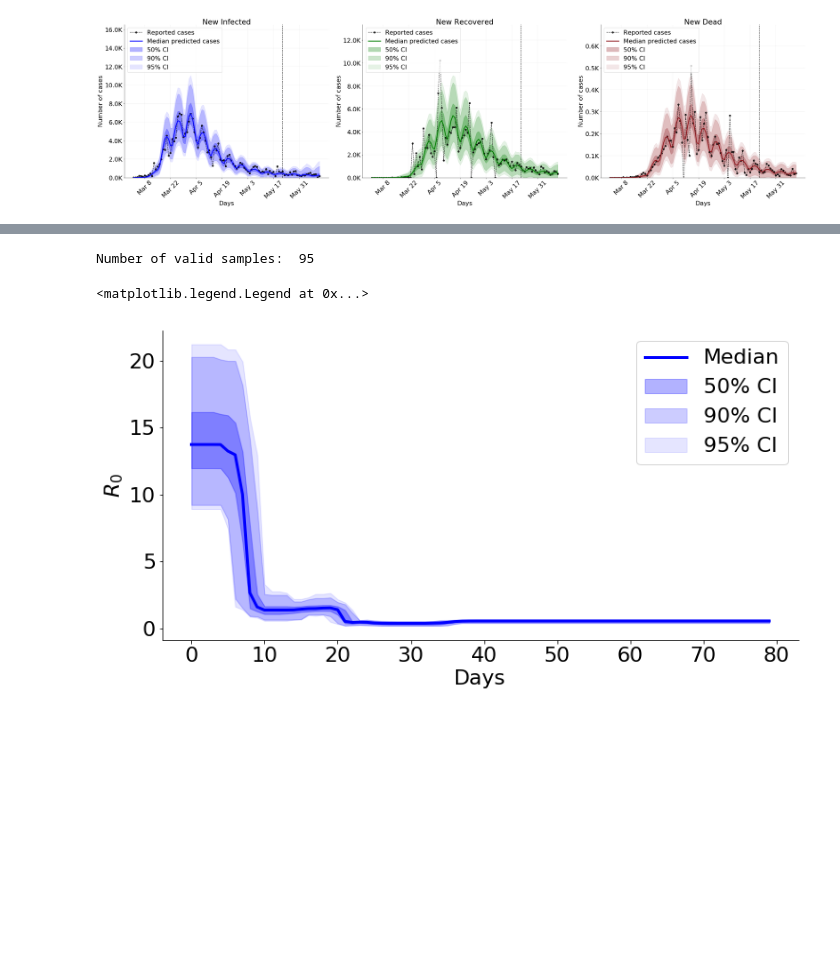
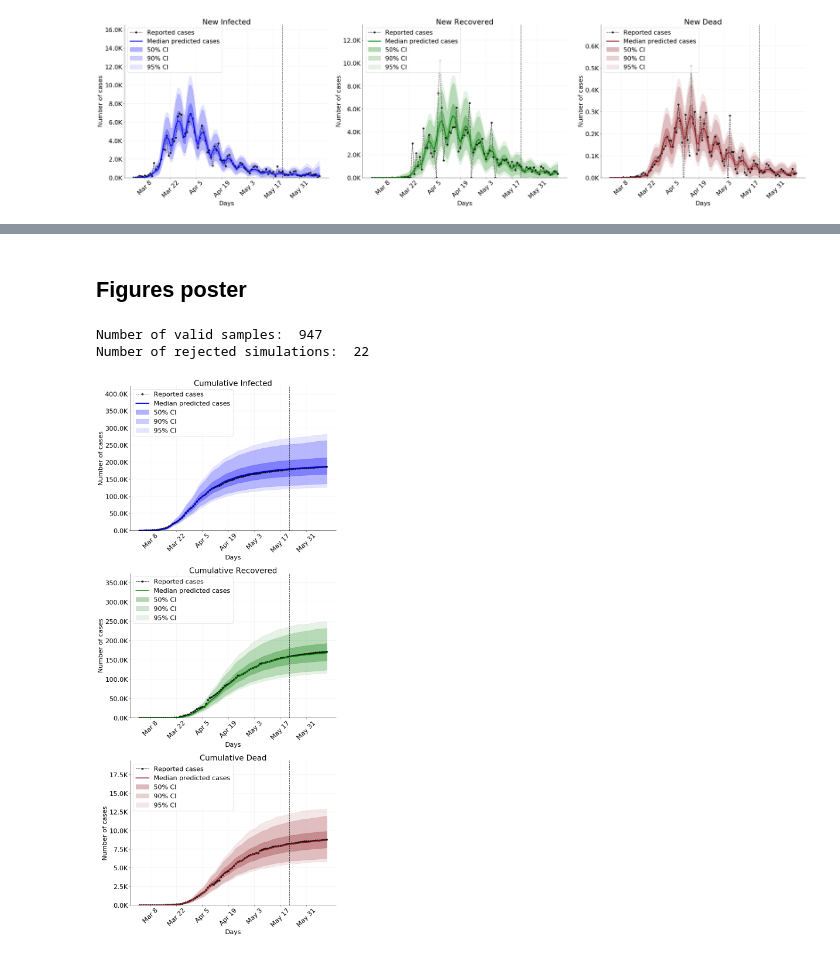
Before and after one commit to stefanradev93/AIAgainstCorona, a Jupyter notebook: Covid19_Inference_Germany.ipynb, the cells around one changed output, grey strips where cells are left out. Saved outputs shown, nothing was run; the diff lists cells and outputs as text; code cells hidden in the pictures; blank space fills up the shorter version.

```diff
--- a/Covid19_Inference_Germany.ipynb
+++ b/Covid19_Inference_Germany.ipynb
@@ -1193,23 +1115,2 @@ def compute_r0_over_time(data, model, n_samples, sim_diff, T):
-# %%
-R0s = compute_r0_over_time(data_germany_tensor, model, 100, sim_diff=16, T=T)
-# %% [output]
-Number of valid samples:  95
-# %%
-R0_med = np.median(R0s, axis=0)
-qs_50 = np.quantile(R0s, q=[0.25, 0.75], axis=0)
-qs_90 = np.quantile(R0s, q=[0.05, 0.95], axis=0)
-qs_95 = np.quantile(R0s, q=[0.025, 0.975], axis=0)
-# %%
-f, ax = plt.subplots(1, 1, figsize=(12, 6))
-ax.plot(R0_med, label='Median', lw=3, color='blue')
-ax.fill_between(range(R0_med.shape[0]), qs_50[0, :], qs_50[1, :], color='blue', alpha=0.3, label='50% CI')
-ax.fill_between(range(R0_med.shape[0]), qs_90[0, :], qs_90[1, :], color='blue', alpha=0.2, label='90% CI')
-ax.fill_between(range(R0_med.shape[0]), qs_95[0, :], qs_95[1, :], color='blue', alpha=0.1, label='95% CI')
-ax.spines['right'].set_visible(False)
-ax.spines['top'].set_visible(False)
-ax.set_xlabel('Days')
-ax.set_ylabel(r'$R_{0}$')
-ax.legend()
-# %% [output]
-<matplotlib.legend.Legend at 0x...>
-[figure, removed]
+# %% [markdown]
+## Figures poster
@@ -1215,0 +1206,16 @@ ax.legend()
+# %%
+plot_predictions_future(1000,
+                 data_germany_tensor,
+                 data_germany_f,
+                 N_germany,
+                 T_f,
+                 logscale=False,
+                 sim_diff=16,
+                 cumulative=True,
+                 figsize=(12, 27),
+                 font_size=22,
+                 filename='Predicted_Cumulative_Poster')
+# %% [output]
+Number of valid samples:  947
+Number of rejected simulations:  22
+[figure, added]
```
Also changed, not shown: parts of 34 cells of this notebook, 15 other files.
